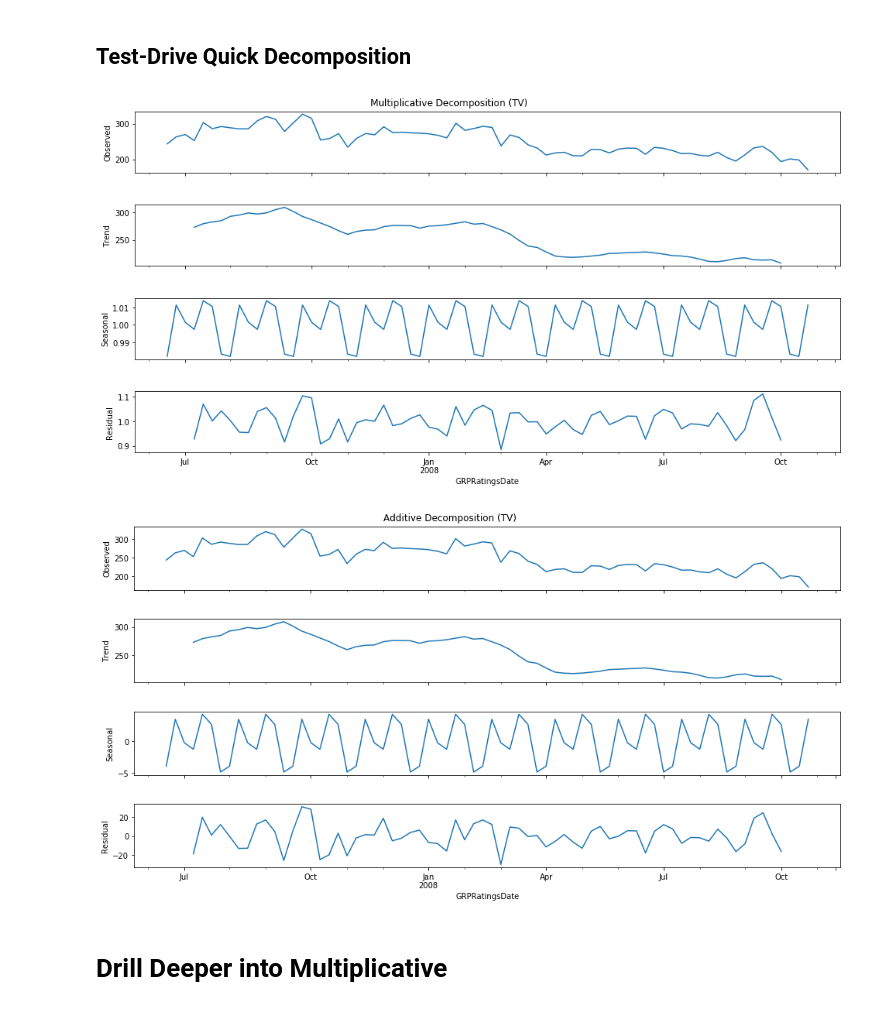
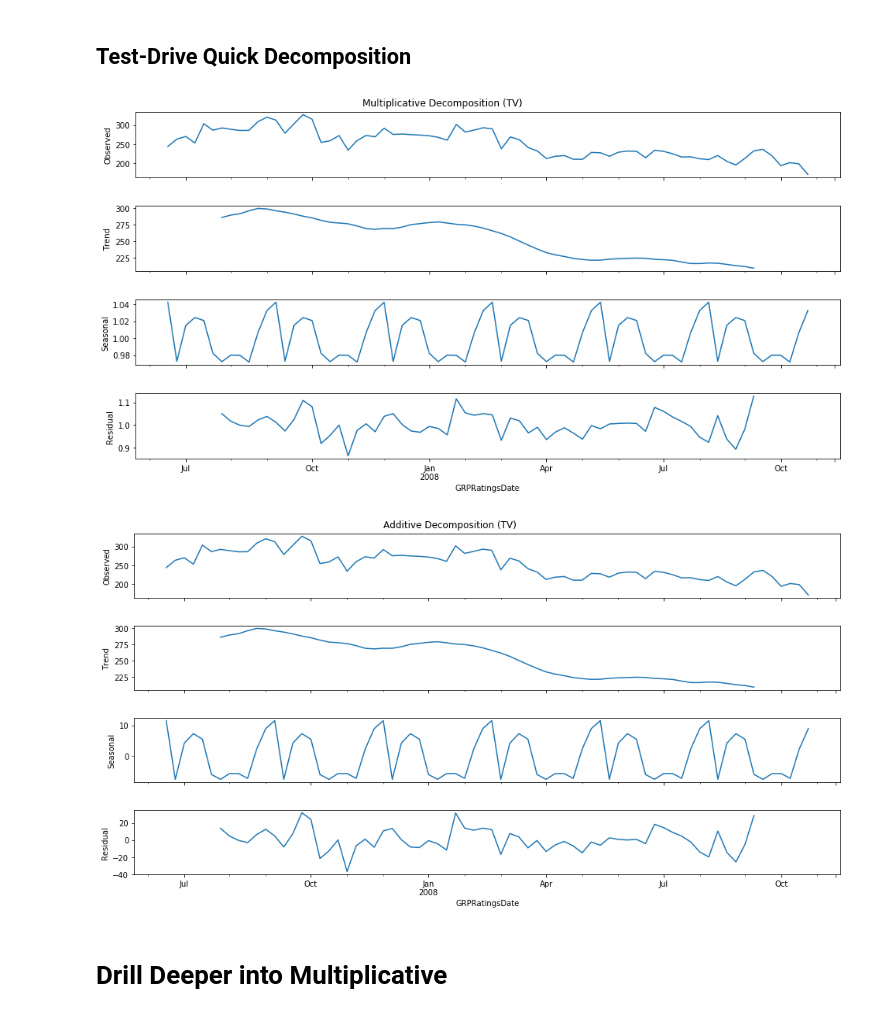
Before and after one commit to lppier/Indian_TV_Time_Series, a Jupyter notebook: Decompositional Methods.ipynb, the cells around one changed output. Cells and saved outputs as stored; diff of their text form; code cells hidden in the pictures.

```diff
--- a/Decompositional Methods.ipynb
+++ b/Decompositional Methods.ipynb
@@ -71,18 +75,18 @@ GRPRatingsDate
 # %%
-decomp = seasonal_decompose(df_train['GRP'], freq=7, model='multiplicative')
+decomp = seasonal_decompose(df_train['GRP'], freq=12, model='multiplicative')
 mplot = decomp.plot()
 mplot.set_size_inches(15,8)
 plt.suptitle('Multiplicative Decomposition (TV)')
 plt.show()
 # %% [output]
-[figure, old version]
+[figure, new version]
 # %%
-decomp = seasonal_decompose(df_train['GRP'], freq=7, model='additive')
+decomp = seasonal_decompose(df_train['GRP'], freq=12, model='additive')
 decomp.plot().set_size_inches(15,8)
 plt.suptitle('Additive Decomposition (TV)')
 plt.show()
 # %% [output]
-[figure, old version]
+[figure, new version]
 # %% [markdown]
 # Drill Deeper into Multiplicative
 # %%
```
Also changed, not shown: parts of 23 cells of this notebook.
